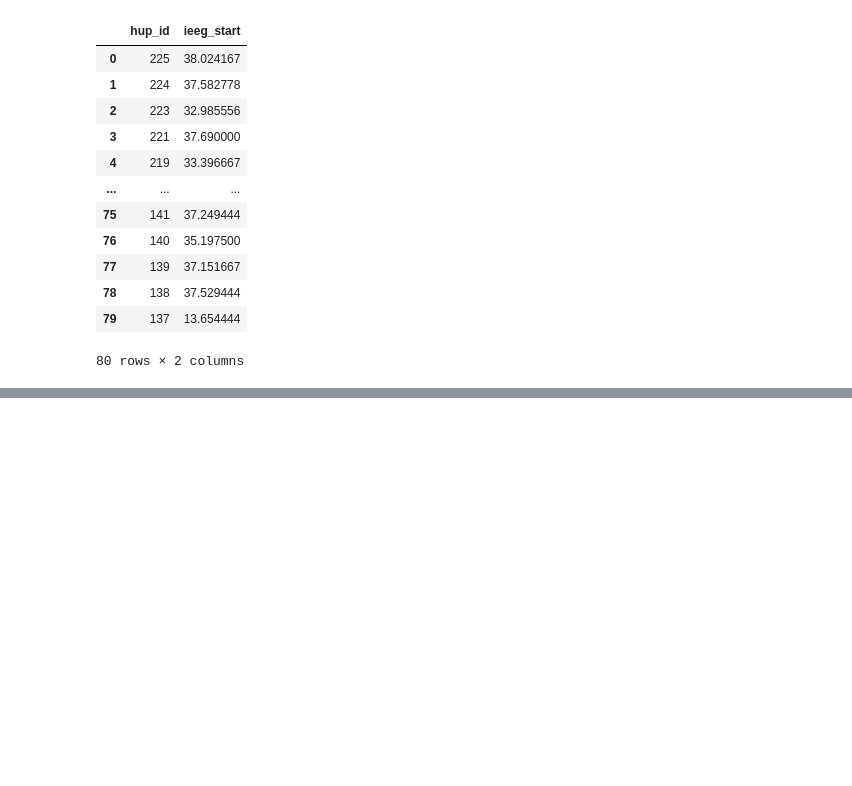
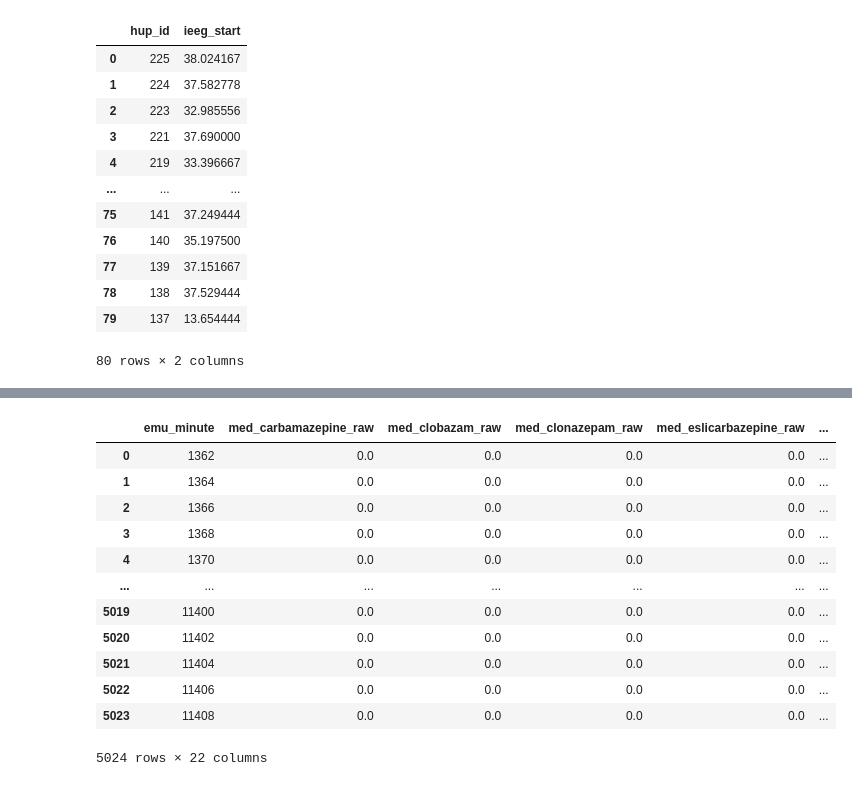
Before and after one commit to devincma/asm_synchrony_paper, a Jupyter notebook: synchrony/build_new_tables.ipynb, the cells around one changed output, grey strips where cells are left out. Cells and saved outputs as stored; diff of their text form; code cells hidden in the pictures; blank space fills up the shorter version.

```diff
--- a/synchrony/build_new_tables.ipynb
+++ b/synchrony/build_new_tables.ipynb
@@ -285,0 +380,16 @@ for i, row in patients_df.iterrows():
+# %%
+hourly_patient_features_df
+# %% [output]
+|  | emu_minute | med_carbamazepine_raw | med_clobazam_raw | med_clonazepam_raw | med_eslicarbazepine_raw | ... |
+| 0 | 1362 | 0.0 | 0.0 | 0.0 | 0.0 | ... |
+| 1 | 1364 | 0.0 | 0.0 | 0.0 | 0.0 | ... |
+| 2 | 1366 | 0.0 | 0.0 | 0.0 | 0.0 | ... |
+| 3 | 1368 | 0.0 | 0.0 | 0.0 | 0.0 | ... |
+| 4 | 1370 | 0.0 | 0.0 | 0.0 | 0.0 | ... |
+| ... | ... | ... | ... | ... | ... | ... |
+| 5019 | 11400 | 0.0 | 0.0 | 0.0 | 0.0 | ... |
+| 5020 | 11402 | 0.0 | 0.0 | 0.0 | 0.0 | ... |
+| 5021 | 11404 | 0.0 | 0.0 | 0.0 | 0.0 | ... |
+| 5022 | 11406 | 0.0 | 0.0 | 0.0 | 0.0 | ... |
+| 5023 | 11408 | 0.0 | 0.0 | 0.0 | 0.0 | ... |
+5024 rows × 22 columns
```
Also changed, not shown: parts of 5 cells of this notebook, 2 other files.
